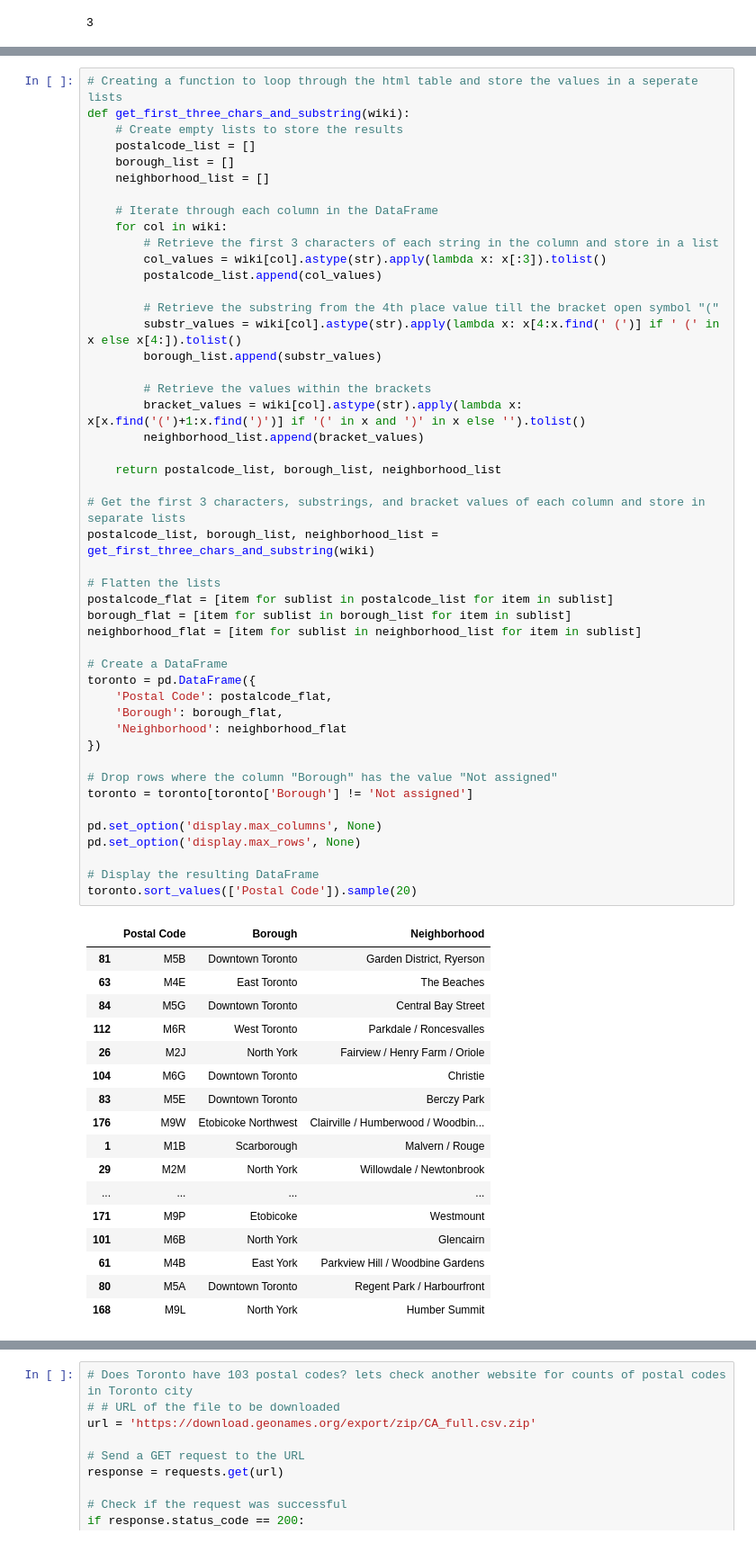
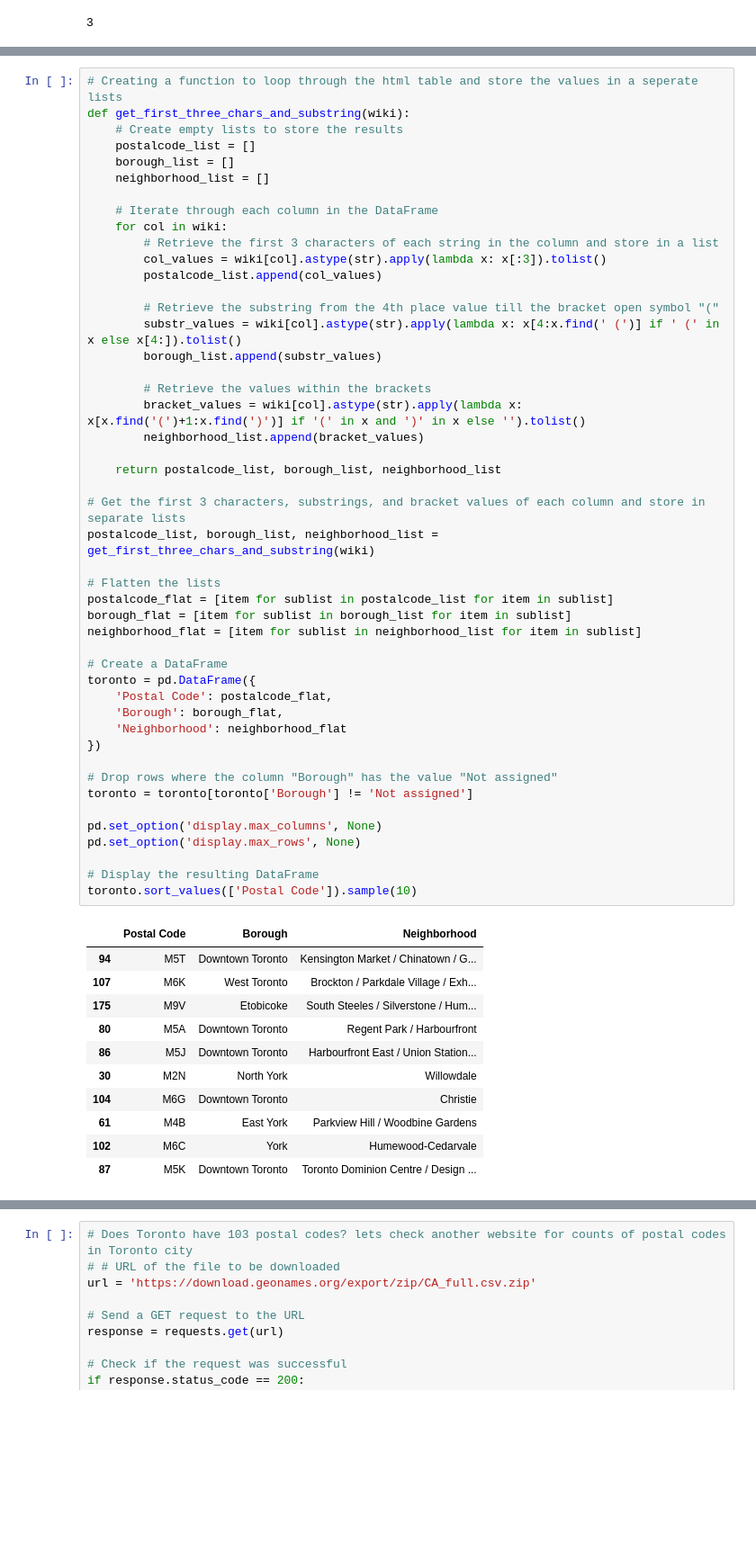
Before and after one commit to Dhruvi267/Market_segment, a Jupyter notebook: market-segmentationV2.ipynb, the cells around one changed output, grey strips where cells are left out. Shown at 90% size. Cells and saved outputs as stored; diff of their text form; blank space fills up the shorter version.

```diff
--- a/market-segmentationV2.ipynb
+++ b/market-segmentationV2.ipynb
@@ -72,50 +75,44 @@ def get_first_three_chars_and_substring(wiki):
         # Retrieve the values within the brackets
         bracket_values = wiki[col].astype(str).apply(lambda x: x[x.find('(')+1:x.find(')')] if '(' in x and ')' in x else '').tolist()
         neighborhood_list.append(bracket_values)
 
     return postalcode_list, borough_list, neighborhood_list
 
 # Get the first 3 characters, substrings, and bracket values of each column and store in separate lists
 postalcode_list, borough_list, neighborhood_list = get_first_three_chars_and_substring(wiki)
 
 # Flatten the lists
 postalcode_flat = [item for sublist in postalcode_list for item in sublist]
 borough_flat = [item for sublist in borough_list for item in sublist]
 neighborhood_flat = [item for sublist in neighborhood_list for item in sublist]
 
 # Create a DataFrame
 toronto = pd.DataFrame({
     'Postal Code': postalcode_flat,
     'Borough': borough_flat,
     'Neighborhood': neighborhood_flat
 })
 
 # Drop rows where the column "Borough" has the value "Not assigned"
 toronto = toronto[toronto['Borough'] != 'Not assigned']
 
 pd.set_option('display.max_columns', None)
 pd.set_option('display.max_rows', None)
 
 # Display the resulting DataFrame
-toronto.sort_values(['Postal Code']).sample(20)
+toronto.sort_values(['Postal Code']).sample(10)
 # %% [output]
 |  | Postal Code | Borough | Neighborhood |
-| 81 | M5B | Downtown Toronto | Garden District, Ryerson |
-| 63 | M4E | East Toronto | The Beaches |
-| 84 | M5G | Downtown Toronto | Central Bay Street |
-| 112 | M6R | West Toronto | Parkdale / Roncesvalles |
-| 26 | M2J | North York | Fairview / Henry Farm / Oriole |
+| 94 | M5T | Downtown Toronto | Kensington Market / Chinatown / G... |
+| 107 | M6K | West Toronto | Brockton / Parkdale Village / Exh... |
+| 175 | M9V | Etobicoke | South Steeles / Silverstone / Hum... |
+| 80 | M5A | Downtown Toronto | Regent Park / Harbourfront |
+| 86 | M5J | Downtown Toronto | Harbourfront East / Union Station... |
+| 30 | M2N | North York | Willowdale |
 | 104 | M6G | Downtown Toronto | Christie |
-| 83 | M5E | Downtown Toronto | Berczy Park |
-| 176 | M9W | Etobicoke Northwest | Clairville / Humberwood / Woodbin... |
-| 1 | M1B | Scarborough | Malvern / Rouge |
-| 29 | M2M | North York | Willowdale / Newtonbrook |
-| ... | ... | ... | ... |
-| 171 | M9P | Etobicoke | Westmount |
-| 101 | M6B | North York | Glencairn |
 | 61 | M4B | East York | Parkview Hill / Woodbine Gardens |
-| 80 | M5A | Downtown Toronto | Regent Park / Harbourfront |
-| 168 | M9L | North York | Humber Summit |
+| 102 | M6C | York | Humewood-Cedarvale |
+| 87 | M5K | Downtown Toronto | Toronto Dominion Centre / Design ... |
 # %%
 # Create a Nominatim instance for Canada
 nomi = pgeocode.Nominatim('CA')
```
Also changed, not shown: parts of 7 cells of this notebook, 2 other files.
